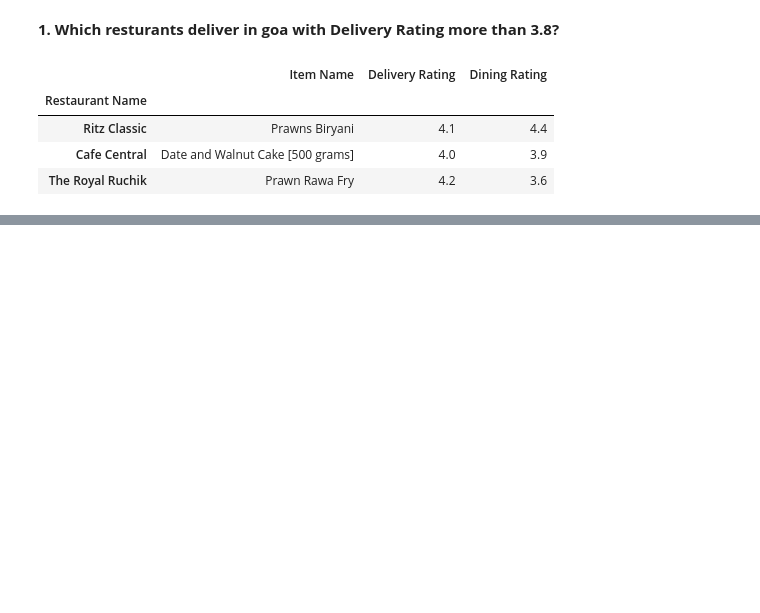
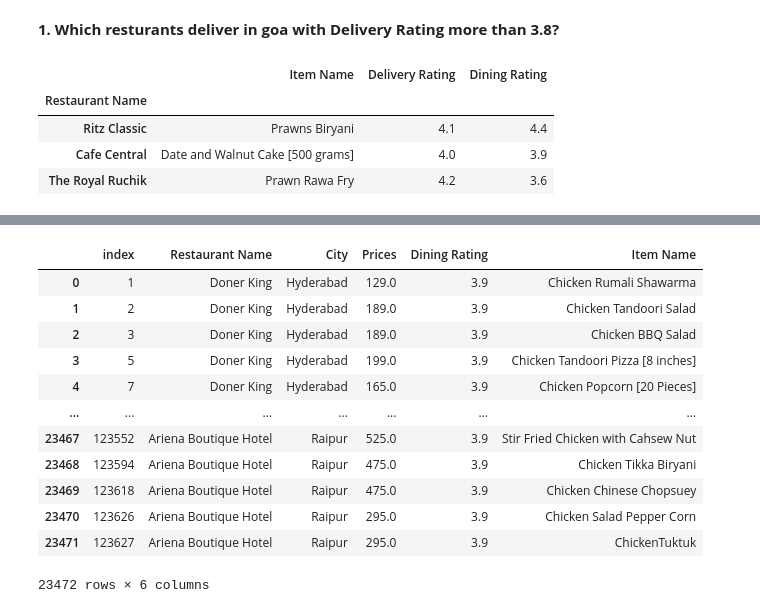
Before and after one commit to Daksh024/ZomatoDataAnalysis, a Jupyter notebook: Zomato_EDA.ipynb, the cells around one changed output, grey strips where cells are left out. Cells and saved outputs as stored; diff of their text form; code cells hidden in the pictures; blank space fills up the shorter version.

```diff
--- a/Zomato_EDA.ipynb
+++ b/Zomato_EDA.ipynb
@@ -190,0 +218,19 @@ plot = plot.set_xticklabels(plot.get_xticklabels(), rotation=30);
+# %%
+# Get every restaurant with chicken in there menu
+chicken_df = zomato_df['Item Name'].str.contains(r'\w*Chicken\w*')
+chicken_df = zomato_df[chicken_df][["Restaurant Name","City","Prices","Dining Rating","Item Name"]].reset_index()
+chicken_df
+# %% [output]
+|  | index | Restaurant Name | City | Prices | Dining Rating | Item Name |
+| 0 | 1 | Doner King | Hyderabad | 129.0 | 3.9 | Chicken Rumali Shawarma |
+| 1 | 2 | Doner King | Hyderabad | 189.0 | 3.9 | Chicken Tandoori Salad |
+| 2 | 3 | Doner King | Hyderabad | 189.0 | 3.9 | Chicken BBQ Salad |
+| 3 | 5 | Doner King | Hyderabad | 199.0 | 3.9 | Chicken Tandoori Pizza [8 inches] |
+| 4 | 7 | Doner King | Hyderabad | 165.0 | 3.9 | Chicken Popcorn [20 Pieces] |
+| ... | ... | ... | ... | ... | ... | ... |
+| 23467 | 123552 | Ariena Boutique Hotel | Raipur | 525.0 | 3.9 | Stir Fried Chicken with Cahsew Nut |
+| 23468 | 123594 | Ariena Boutique Hotel | Raipur | 475.0 | 3.9 | Chicken Tikka Biryani |
+| 23469 | 123618 | Ariena Boutique Hotel | Raipur | 475.0 | 3.9 | Chicken Chinese Chopsuey |
+| 23470 | 123626 | Ariena Boutique Hotel | Raipur | 295.0 | 3.9 | Chicken Salad Pepper Corn |
+| 23471 | 123627 | Ariena Boutique Hotel | Raipur | 295.0 | 3.9 | ChickenTuktuk |
+23472 rows × 6 columns
```
Also changed, not shown: parts of 7 cells of this notebook.
